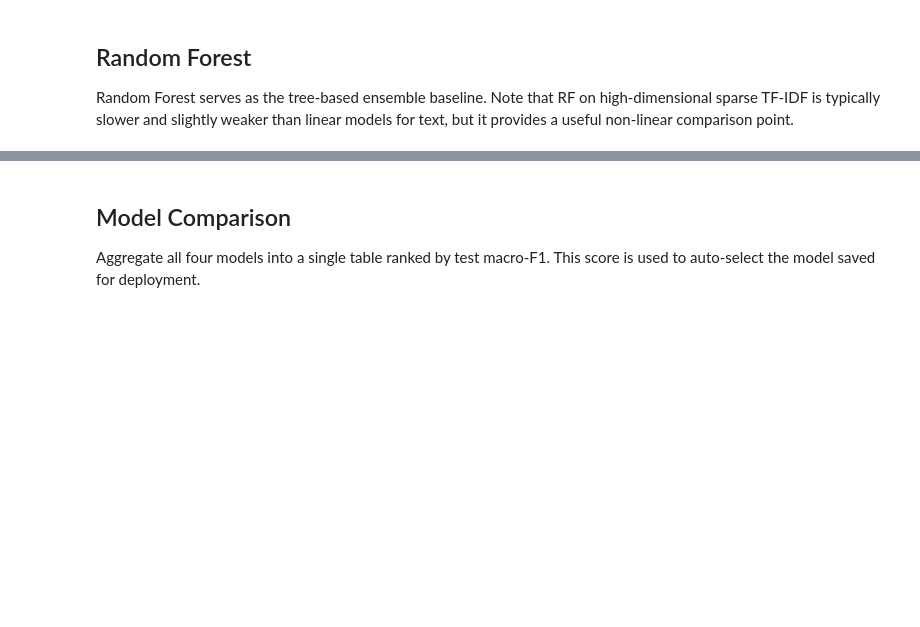
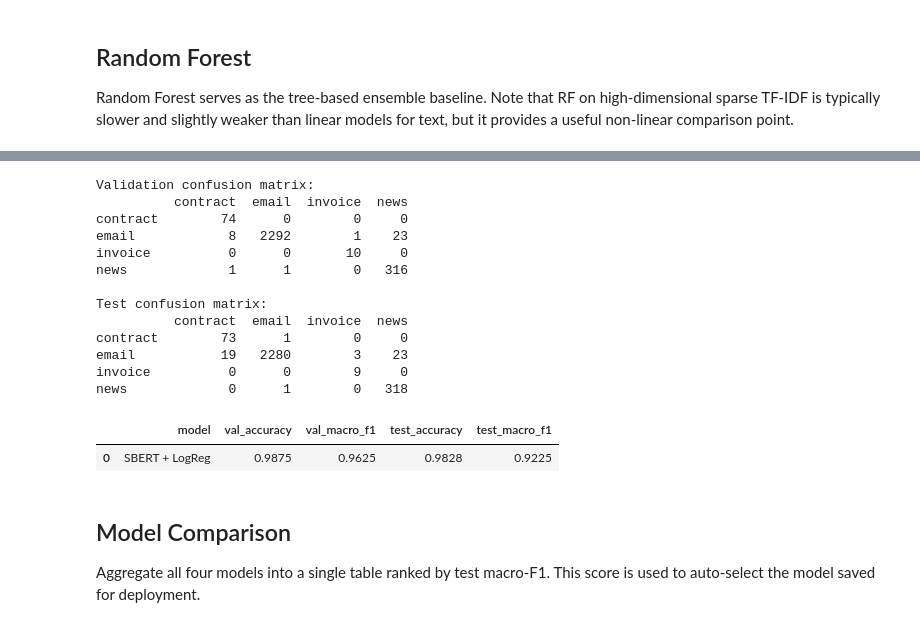
Before and after one commit to adriFCM/Document-Classification-and-Information-Extraction-, a Jupyter notebook: notebooks/04_classification.ipynb, the cells around one changed output, grey strips where cells are left out. Cells and saved outputs as stored; diff of their text form; code cells hidden in the pictures; blank space fills up the shorter version.

```diff
--- a/notebooks/04_classification.ipynb
+++ b/notebooks/04_classification.ipynb
@@ -554,3 +763,41 @@ rf_results
+# %%
+val_cm_sbert = pd.DataFrame(
+    confusion_matrix(y_val, y_val_pred_sbert, labels=sbert_lr.classes_),
+    index=sbert_lr.classes_, columns=sbert_lr.classes_
+)
+test_cm_sbert = pd.DataFrame(
+    confusion_matrix(y_test, y_test_pred_sbert, labels=sbert_lr.classes_),
+    index=sbert_lr.classes_, columns=sbert_lr.classes_
+)
+print('Validation confusion matrix:')
+print(val_cm_sbert)
+print('\nTest confusion matrix:')
+print(test_cm_sbert)
+
+sbert_results = pd.DataFrame({
+    'model':          ['SBERT + LogReg'],
+    'val_accuracy':   [round(accuracy_score(y_val,  y_val_pred_sbert),  4)],
+    'val_macro_f1':   [round(f1_score(y_val,  y_val_pred_sbert,  average='macro'), 4)],
+    'test_accuracy':  [round(accuracy_score(y_test, y_test_pred_sbert), 4)],
+    'test_macro_f1':  [round(f1_score(y_test, y_test_pred_sbert, average='macro'), 4)],
+})
+sbert_results
+# %% [output]
+Validation confusion matrix:
+          contract  email  invoice  news
+contract        74      0        0     0
+email            8   2292        1    23
+invoice          0      0       10     0
+news             1      1        0   316
+
+Test confusion matrix:
+          contract  email  invoice  news
+contract        73      1        0     0
+email           19   2280        3    23
+invoice          0      0        9     0
+news             0      1        0   318
+|  | model | val_accuracy | val_macro_f1 | test_accuracy | test_macro_f1 |
+| 0 | SBERT + LogReg | 0.9875 | 0.9625 | 0.9828 | 0.9225 |
 # %% [markdown]
 ## Model Comparison
 
```
Also changed, not shown: parts of 50 cells of this notebook, 15 other files.
